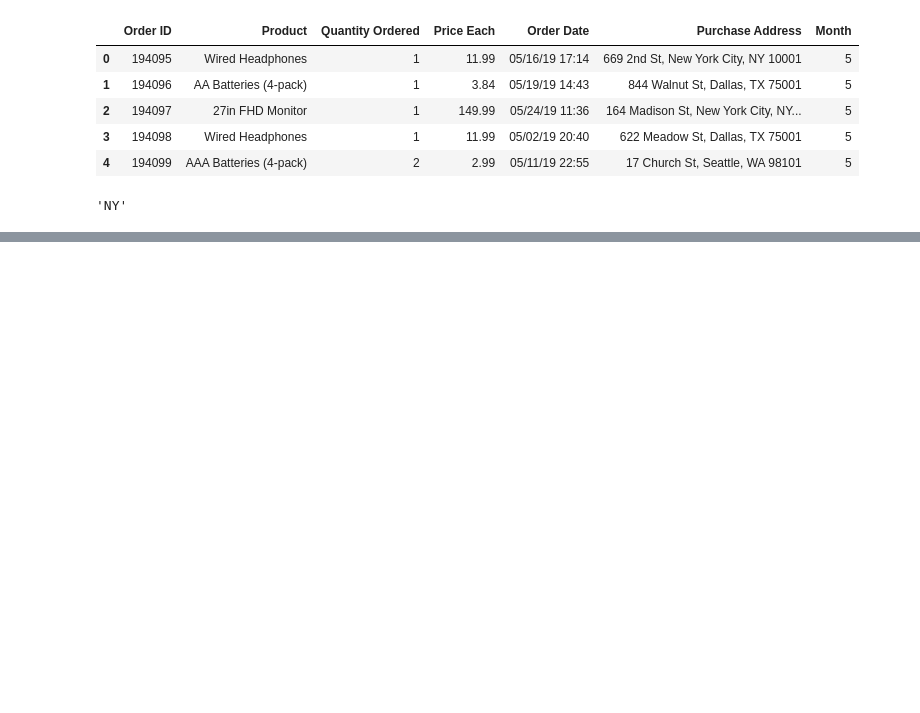
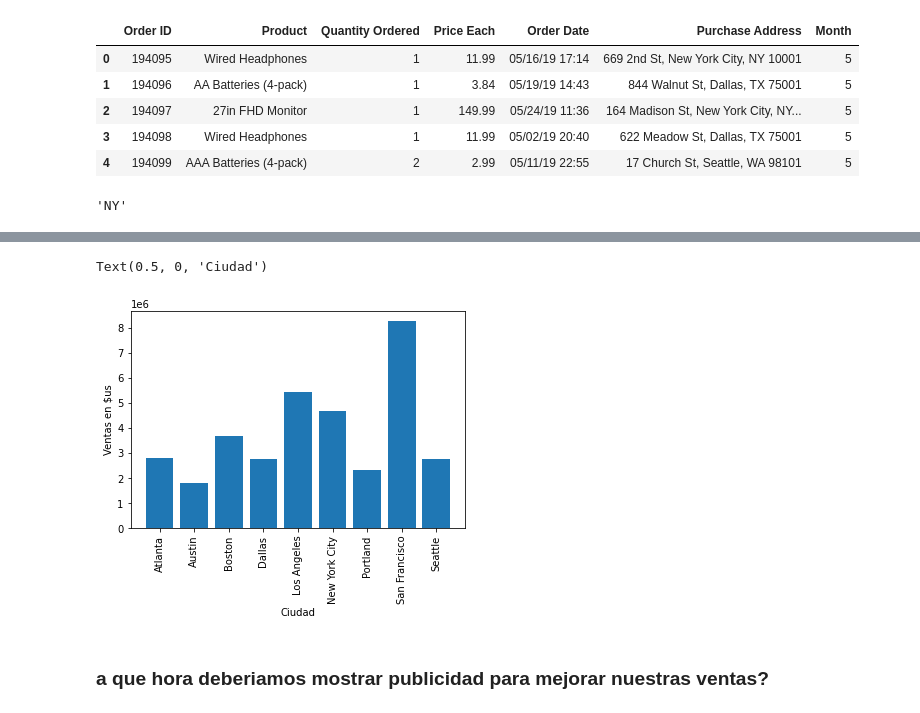
Before and after one commit to tabris2015/ISI-306, a Jupyter notebook: laboratorios/data_science/ventas.ipynb, the cells around one changed output, grey strips where cells are left out. Cells and saved outputs as stored; diff of their text form; code cells hidden in the pictures; blank space fills up the shorter version.

```diff
--- a/laboratorios/data_science/ventas.ipynb
+++ b/laboratorios/data_science/ventas.ipynb
@@ -91,0 +138,11 @@ data_anual.head()
+# %%
+ciudades = [ciudad for ciudad, df in data_anual.groupby(['City'])]
+plt.bar(ciudades, data_anual.groupby(['City']).sum()['Sales'])
+plt.xticks(ciudades, rotation='vertical')
+plt.ylabel('Ventas en $us')
+plt.xlabel('Ciudad')
+# %% [output]
+Text(0.5, 0, 'Ciudad')
+[figure, added]
+# %% [markdown]
+### a que hora deberiamos mostrar publicidad para mejorar nuestras ventas?
```
Also changed, not shown: parts of 17 cells of this notebook.
